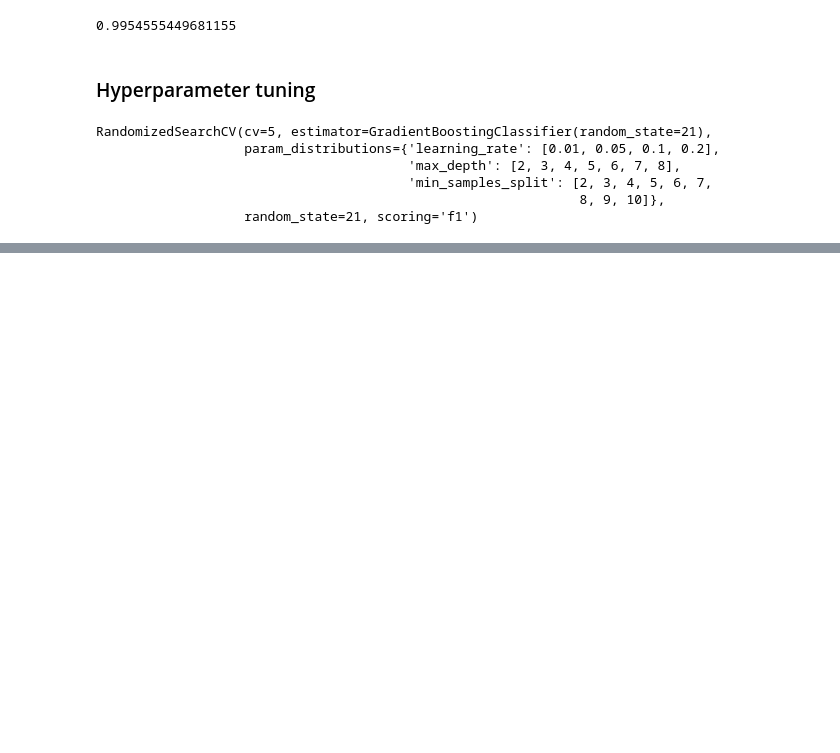
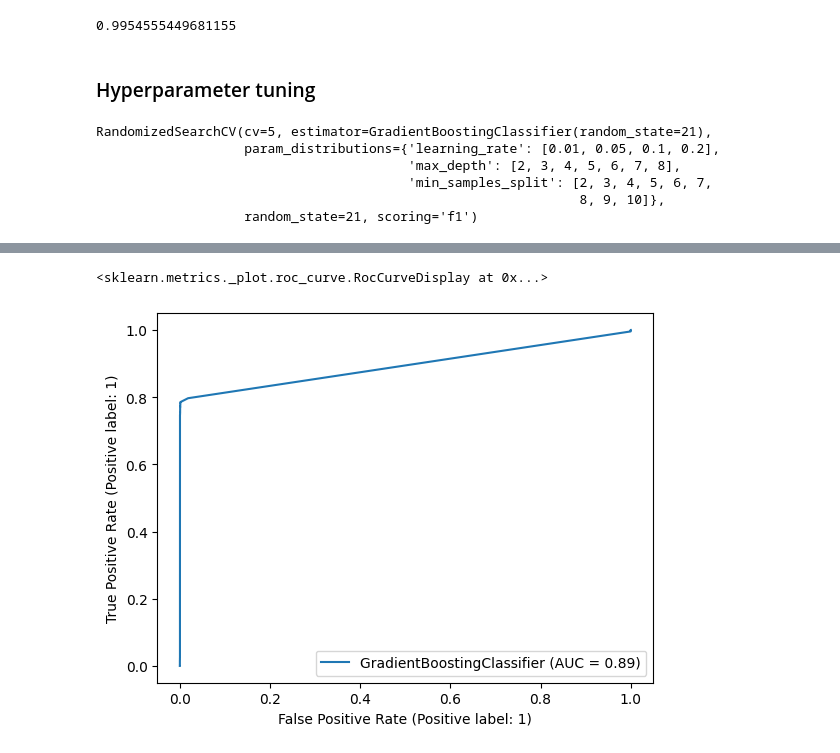
Before and after one commit to Nachiket005/Code-Repository, a Jupyter notebook: Project Submission/Project250823.ipynb, the cells around one changed output, grey strips where cells are left out. Saved outputs shown, nothing was run; the diff lists cells and outputs as text; code cells hidden in the pictures; blank space fills up the shorter version.

```diff
--- a/Project Submission/Project250823.ipynb
+++ b/Project Submission/Project250823.ipynb
@@ -319,0 +441,5 @@ RandomizedSearchCV(cv=5, estimator=GradientBoostingClassifier(random_state=21),
+# %%
+RocCurveDisplay.from_estimator(best_gbc, xtest, ytest)
+# %% [output]
+<sklearn.metrics._plot.roc_curve.RocCurveDisplay at 0x...>
+[figure, added]
```
Also changed, not shown: parts of 43 cells of this notebook, 2 other files.
